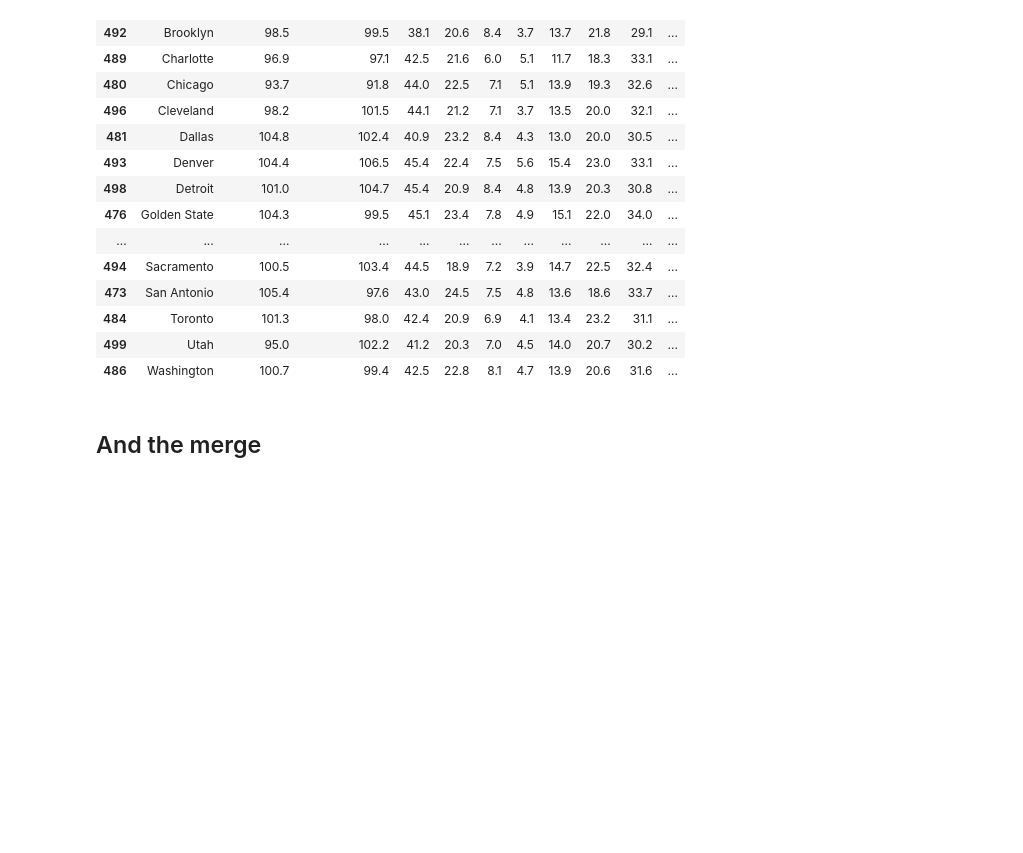
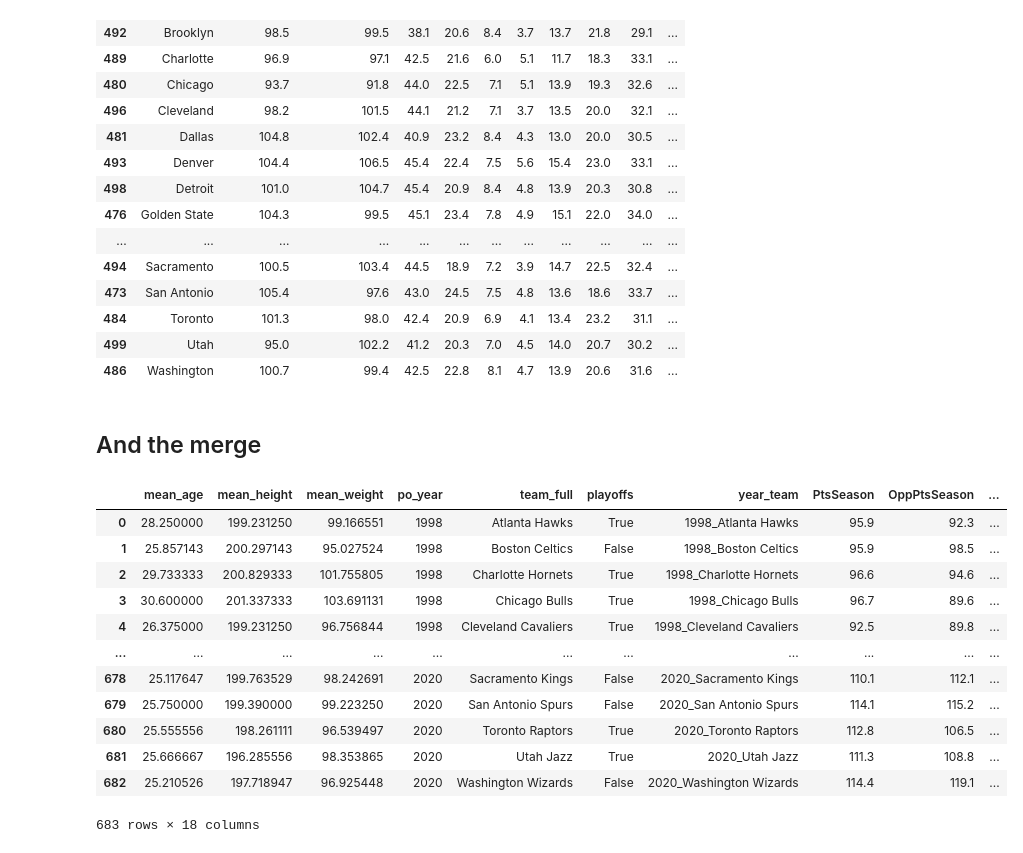
Before and after one commit to jpowerj/supervised-learning, a Jupyter notebook: lab/Data_Cleaning.ipynb, the cells around one changed output. Cells and saved outputs as stored; diff of their text form; code cells hidden in the pictures; blank space fills up the shorter version.

```diff
--- a/lab/Data_Cleaning.ipynb
+++ b/lab/Data_Cleaning.ipynb
@@ -472,0 +481,16 @@ merged_df.rename(columns={'po_year_x':'po_year','team_full_x':'team_full'}, inpl
+# %%
+merged_df
+# %% [output]
+|  | mean_age | mean_height | mean_weight | po_year | team_full | playoffs | year_team | PtsSeason | OppPtsSeason | ... |
+| 0 | 28.250000 | 199.231250 | 99.166551 | 1998 | Atlanta Hawks | True | 1998_Atlanta Hawks | 95.9 | 92.3 | ... |
+| 1 | 25.857143 | 200.297143 | 95.027524 | 1998 | Boston Celtics | False | 1998_Boston Celtics | 95.9 | 98.5 | ... |
+| 2 | 29.733333 | 200.829333 | 101.755805 | 1998 | Charlotte Hornets | True | 1998_Charlotte Hornets | 96.6 | 94.6 | ... |
+| 3 | 30.600000 | 201.337333 | 103.691131 | 1998 | Chicago Bulls | True | 1998_Chicago Bulls | 96.7 | 89.6 | ... |
+| 4 | 26.375000 | 199.231250 | 96.756844 | 1998 | Cleveland Cavaliers | True | 1998_Cleveland Cavaliers | 92.5 | 89.8 | ... |
+| ... | ... | ... | ... | ... | ... | ... | ... | ... | ... | ... |
+| 678 | 25.117647 | 199.763529 | 98.242691 | 2020 | Sacramento Kings | False | 2020_Sacramento Kings | 110.1 | 112.1 | ... |
+| 679 | 25.750000 | 199.390000 | 99.223250 | 2020 | San Antonio Spurs | False | 2020_San Antonio Spurs | 114.1 | 115.2 | ... |
+| 680 | 25.555556 | 198.261111 | 96.539497 | 2020 | Toronto Raptors | True | 2020_Toronto Raptors | 112.8 | 106.5 | ... |
+| 681 | 25.666667 | 196.285556 | 98.353865 | 2020 | Utah Jazz | True | 2020_Utah Jazz | 111.3 | 108.8 | ... |
+| 682 | 25.210526 | 197.718947 | 96.925448 | 2020 | Washington Wizards | False | 2020_Washington Wizards | 114.4 | 119.1 | ... |
+683 rows × 18 columns
```
Also changed, not shown: parts of 4 cells of this notebook, 3 other files.
